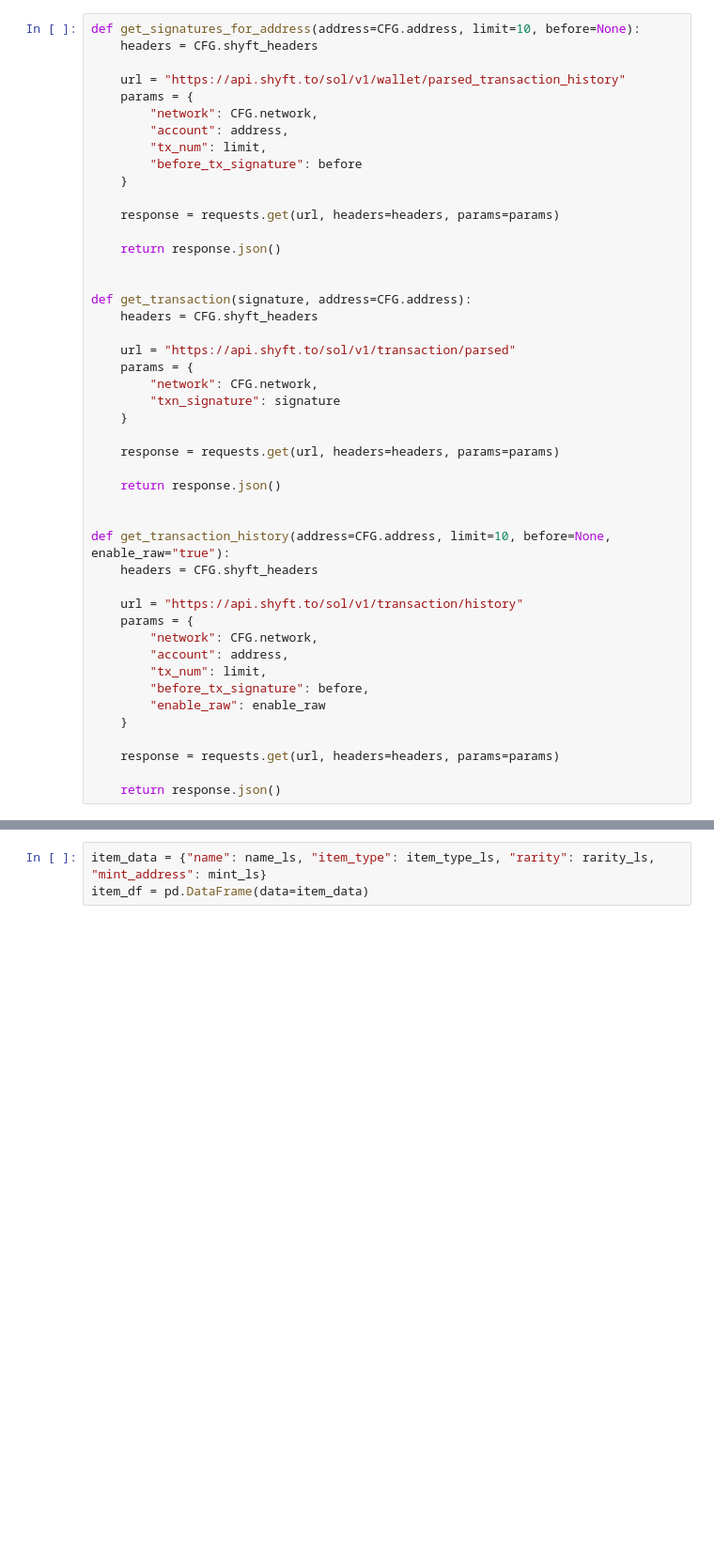
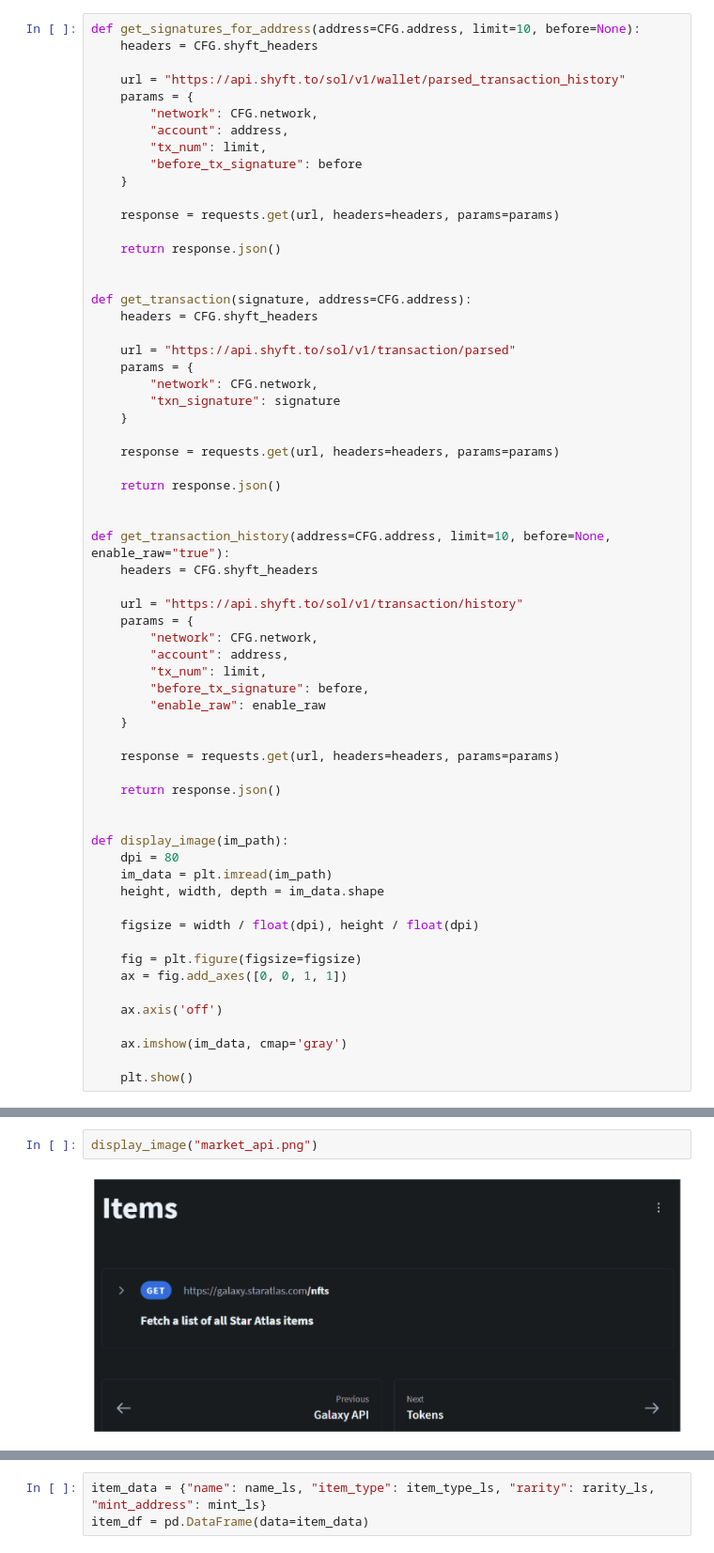
Before and after one commit to The-Alchemist-Project/NFT-Spyder, a Jupyter notebook: shyft_api.ipynb, the cells around one changed output, grey strips where cells are left out. Shown at 94% size. Drawn from its saved outputs; the diff is of its cells as text; blank space fills up the shorter version.

```diff
--- a/shyft_api.ipynb
+++ b/shyft_api.ipynb
@@ -71,3 +75,20 @@ def get_transaction_history(address=CFG.address, limit=10, before=None, enable_r
     response = requests.get(url, headers=headers, params=params)
 
     return response.json()
+
+
+def display_image(im_path):
+    dpi = 80
+    im_data = plt.imread(im_path)
+    height, width, depth = im_data.shape
+
+    figsize = width / float(dpi), height / float(dpi)
+
+    fig = plt.figure(figsize=figsize)
+    ax = fig.add_axes([0, 0, 1, 1])
+
+    ax.axis('off')
+
+    ax.imshow(im_data, cmap='gray')
+
+    plt.show()
@@ -74,3 +97,7 @@ def get_transaction_history(address=CFG.address, limit=10, before=None, enable_r
+# %%
+display_image("market_api.png")
+# %% [output]
+[figure, added]
 # %%
 # get all item using SA API
 name_ls = []
```
Also changed, not shown: parts of 16 cells of this notebook.
